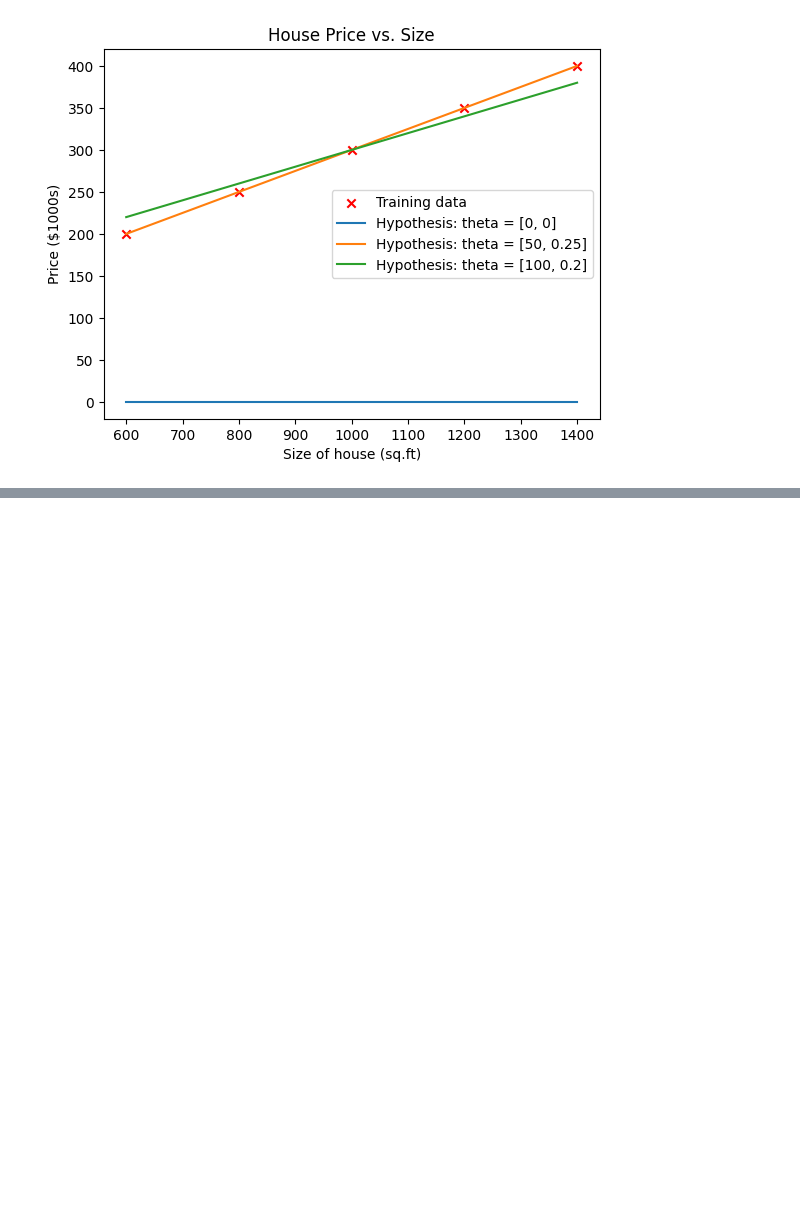
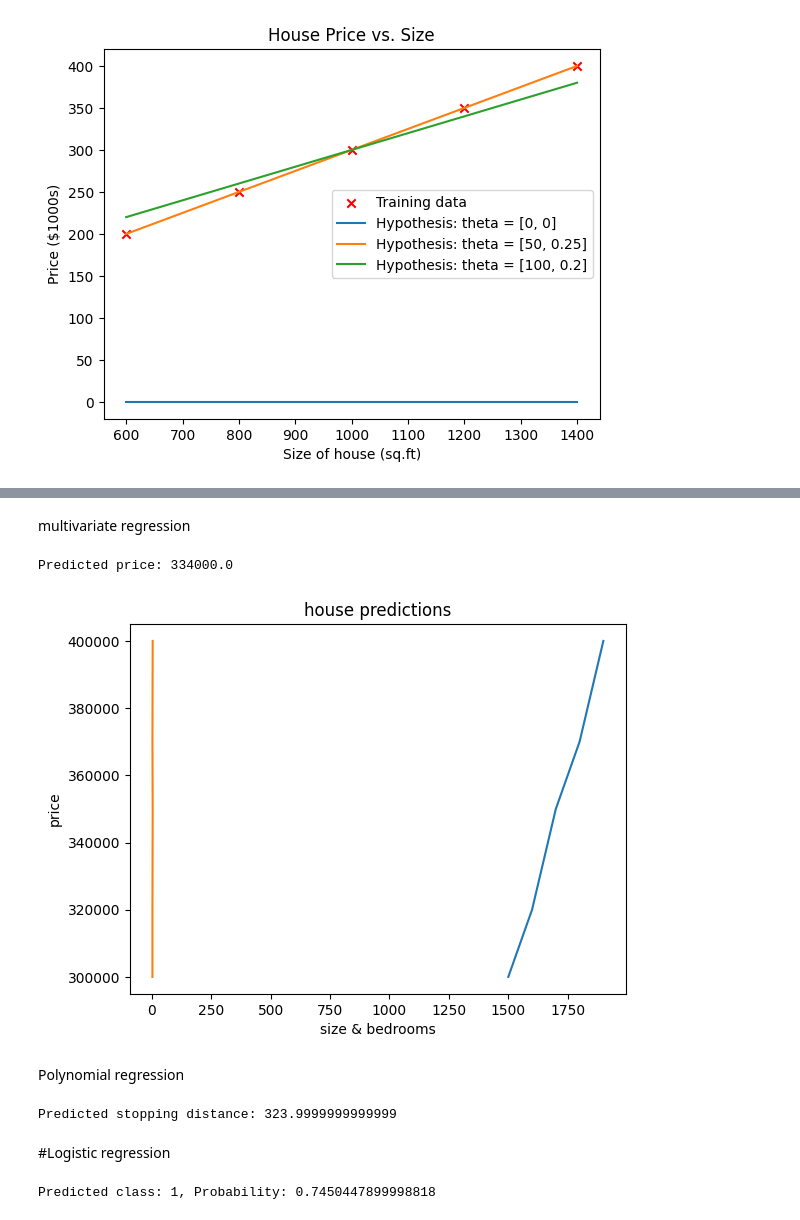
Before and after one commit to shoaib900/demo_env, a Jupyter notebook: week06.ipynb, the cells around one changed output, grey strips where cells are left out. Cells and saved outputs as stored; diff of their text form; code cells hidden in the pictures; blank space fills up the shorter version.

```diff
--- a/week06.ipynb
+++ b/week06.ipynb
@@ -53,0 +119,74 @@ plt.show()
+# %% [markdown]
+multivariate regression
+# %%
+import numpy as np
+import matplotlib.pyplot as plt
+from sklearn.linear_model import LinearRegression
+
+# Example data: house size (in sq feet), number of bedrooms, price
+X = np.array([[1500, 3], [1600, 3], [1700, 4], [1800, 3], [1900, 4]])  # Size and Bedrooms
+y = np.array([300000, 320000, 350000, 370000, 400000])  # Price
+
+# Fit the model
+model = LinearRegression()
+model.fit(X, y)
+
+# Predict price for a new house
+new_house = np.array([[1650, 3]])
+predicted_price = model.predict(new_house)
+print(f"Predicted price: {predicted_price[0]}")
+# %% [output]
+Predicted price: 334000.0
+# %%
+plt.plot(X,y)
+plt.title('house predictions')
+plt.xlabel('size & bedrooms')
+plt.ylabel('price')
+plt.show()
+# %% [output]
+[figure, added]
+# %% [markdown]
+Polynomial regression
+# %%
+import numpy as np
+from sklearn.preprocessing import PolynomialFeatures
+from sklearn.linear_model import LinearRegression
+
+# Example data: Speed vs Stopping Distance
+X = np.array([[10], [20], [30], [40], [50]])  # Speed
+y = np.array([9, 36, 81, 144, 225])  # Stopping distance
+
+# Transform the features into polynomial features (degree 2)
+poly = PolynomialFeatures(degree=2)
+X_poly = poly.fit_transform(X)
+
+# Fit the model
+model = LinearRegression()
+model.fit(X_poly, y)
+
+# Predict stopping distance for speed 60
+predicted_distance = model.predict(poly.transform([[60]]))
+print(f"Predicted stopping distance: {predicted_distance[0]}")
+# %% [output]
+Predicted stopping distance: 323.9999999999999
+# %% [markdown]
+#Logistic regression
+# %%
+import numpy as np
+from sklearn.linear_model import LogisticRegression
+
+# Example data: Age, Income, Buy (1/0)
+X = np.array([[25, 50000], [35, 60000], [45, 80000], [30, 54000], [40, 75000]])  # Age and Income
+y = np.array([0, 0, 1, 0, 1])  # Buy or not
+
+# Fit the model
+model = LogisticRegression()
+model.fit(X, y)
+
+# Predict whether a new customer (age 28, income 58k) will buy
+new_customer = np.array([[28, 68000]])
+predicted_class = model.predict(new_customer)
+predicted_probability = model.predict_proba(new_customer)
+print(f"Predicted class: {predicted_class[0]}, Probability: {predicted_probability[0][1]}")
+# %% [output]
+Predicted class: 1, Probability: 0.7450447899998818
```
Also changed, not shown: parts of 8 cells of this notebook.
